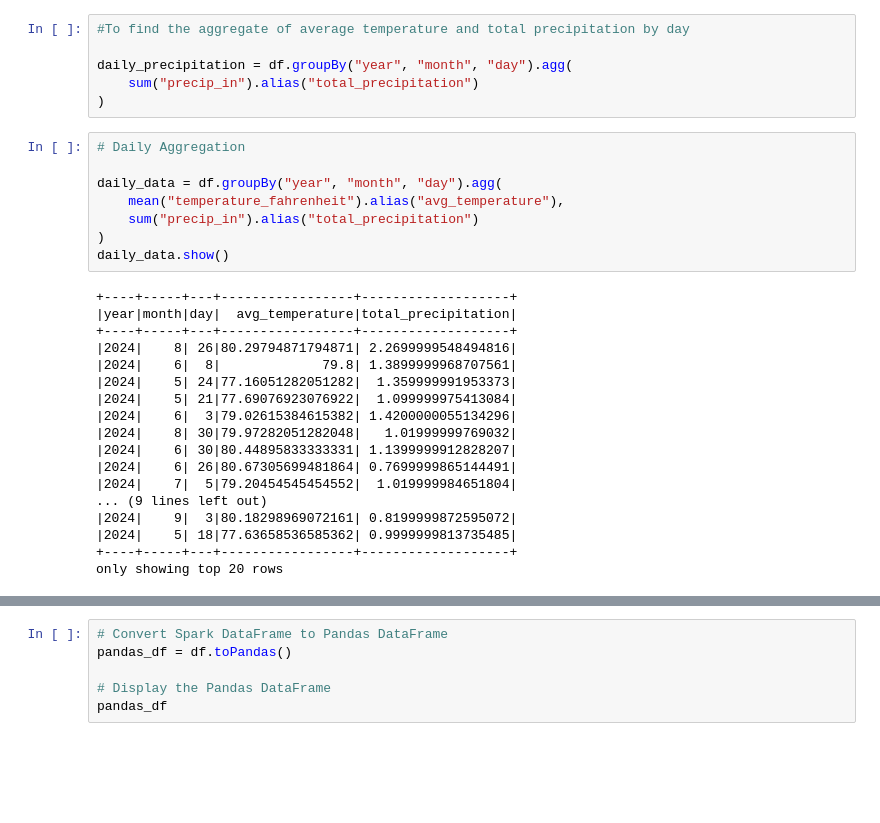
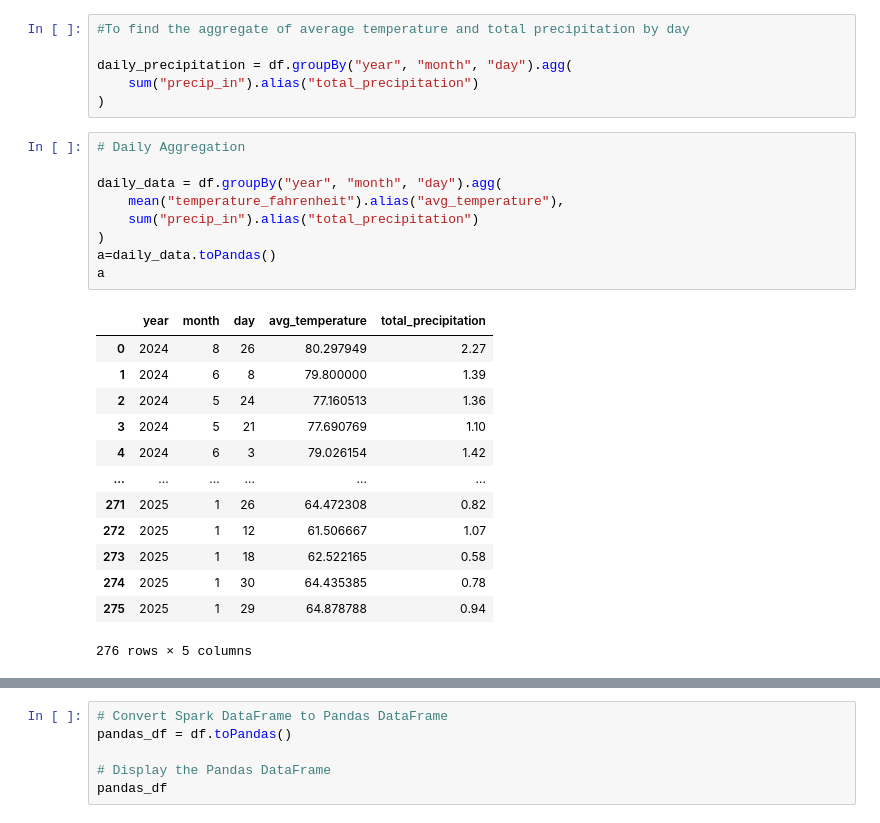
Before and after one commit to Aravind-Krishna12/Assignment__Weather_Analysis, a Jupyter notebook: weather analysis.ipynb, the cells around one changed output, grey strips where cells are left out. Cells and saved outputs as stored; diff of their text form; blank space fills up the shorter version.

```diff
--- a/weather analysis.ipynb
+++ b/weather analysis.ipynb
@@ -370,26 +365,23 @@ daily_precipitation = df.groupBy("year", "month", "day").agg(
 # %%
 # Daily Aggregation
 
 daily_data = df.groupBy("year", "month", "day").agg(
     mean("temperature_fahrenheit").alias("avg_temperature"),
     sum("precip_in").alias("total_precipitation")
 )
-daily_data.show()
+a=daily_data.toPandas()
+a
 # %% [output]
+|  | year | month | day | avg_temperature | total_precipitation |
+| 0 | 2024 | 8 | 26 | 80.297949 | 2.27 |
+| 1 | 2024 | 6 | 8 | 79.800000 | 1.39 |
+| 2 | 2024 | 5 | 24 | 77.160513 | 1.36 |
+| 3 | 2024 | 5 | 21 | 77.690769 | 1.10 |
+| 4 | 2024 | 6 | 3 | 79.026154 | 1.42 |
+| ... | ... | ... | ... | ... | ... |
+| 271 | 2025 | 1 | 26 | 64.472308 | 0.82 |
+| 272 | 2025 | 1 | 12 | 61.506667 | 1.07 |
+| 273 | 2025 | 1 | 18 | 62.522165 | 0.58 |
+| 274 | 2025 | 1 | 30 | 64.435385 | 0.78 |
+| 275 | 2025 | 1 | 29 | 64.878788 | 0.94 |
-+----+-----+---+-----------------+-------------------+
-|year|month|day|  avg_temperature|total_precipitation|
-+----+-----+---+-----------------+-------------------+
-|2024|    8| 26|80.29794871794871| 2.2699999548494816|
-|2024|    6|  8|             79.8| 1.3899999968707561|
-|2024|    5| 24|77.16051282051282|  1.359999991953373|
-|2024|    5| 21|77.69076923076922|  1.099999975413084|
-|2024|    6|  3|79.02615384615382| 1.4200000055134296|
-|2024|    8| 30|79.97282051282048|   1.01999999769032|
-|2024|    6| 30|80.44895833333331| 1.1399999912828207|
-|2024|    6| 26|80.67305699481864| 0.7699999865144491|
-|2024|    7|  5|79.20454545454552|  1.019999984651804|
-... (9 lines left out)
-|2024|    9|  3|80.18298969072161| 0.8199999872595072|
-|2024|    5| 18|77.63658536585362| 0.9999999813735485|
-+----+-----+---+-----------------+-------------------+
-only showing top 20 rows
+276 rows × 5 columns
```
Also changed, not shown: parts of 30 cells of this notebook.
